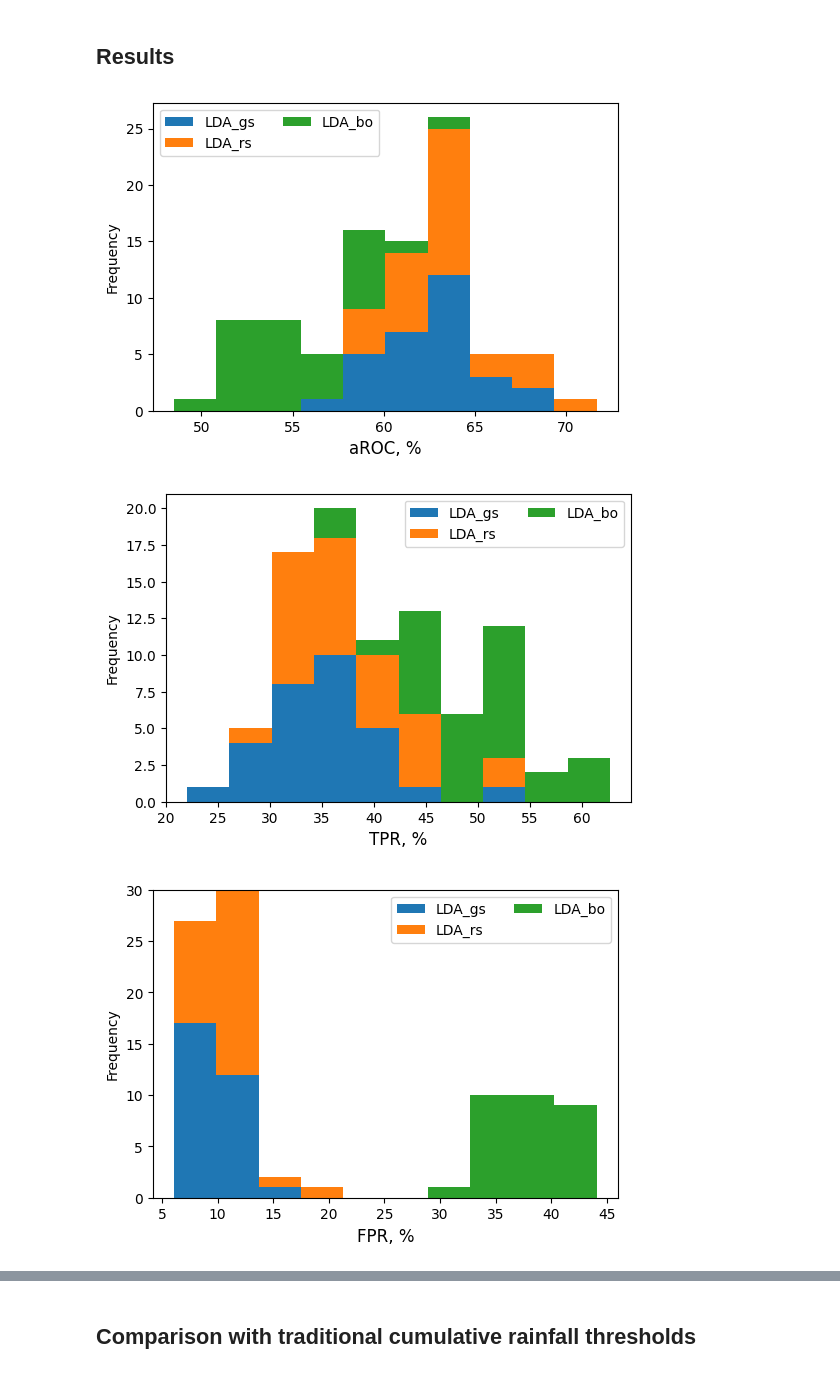
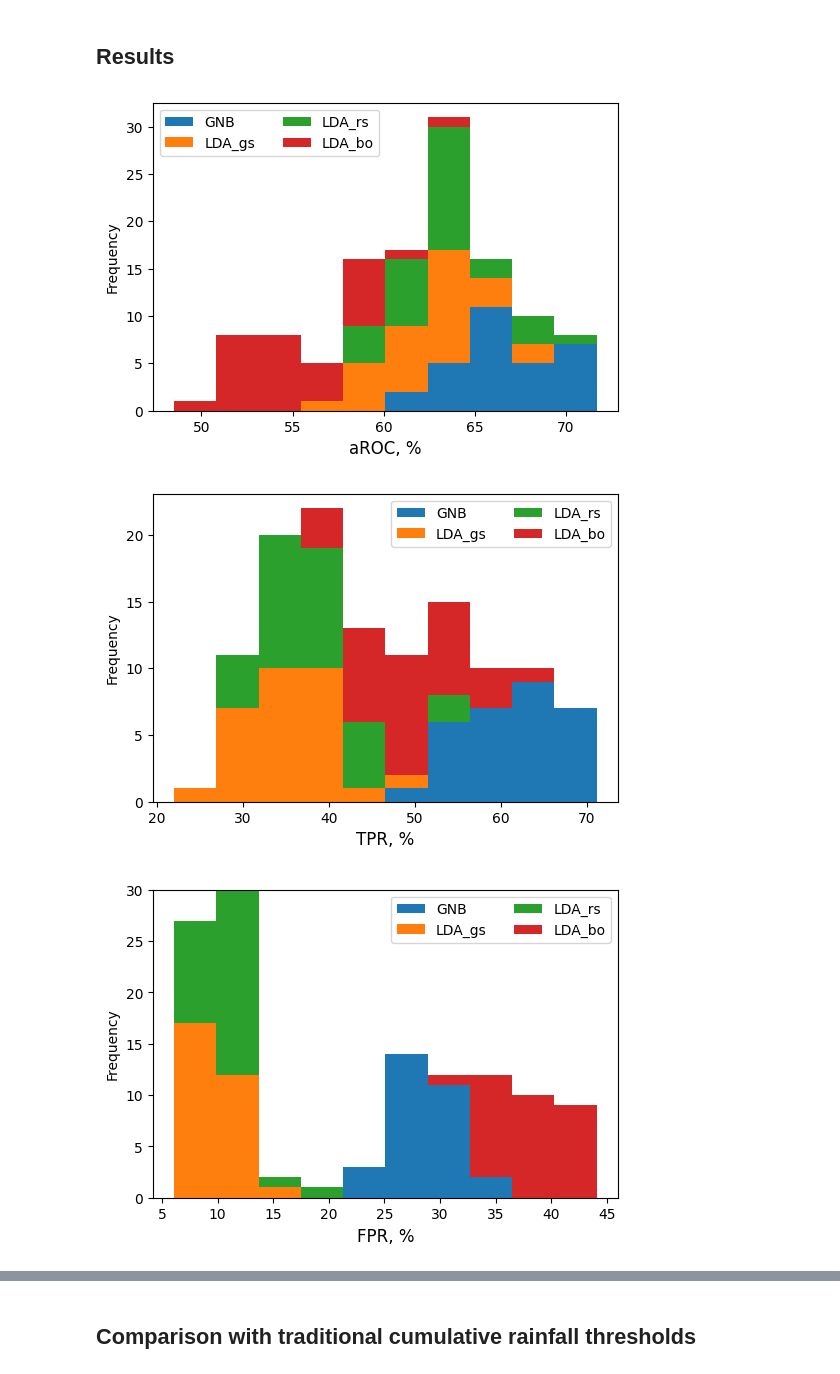
Before and after one commit to ravucordilleras/SC02-dengue-forecasting, a Jupyter notebook: v1/humidity.ipynb, the cells around one changed output, grey strips where cells are left out. Saved outputs shown, nothing was run; the diff lists cells and outputs as text; code cells hidden in the pictures.

```diff
--- a/v1/humidity.ipynb
+++ b/v1/humidity.ipynb
@@ -14,7 +14,7 @@ import time                                 # pip install -U scikit-learn
 ## Adjustments (knobs/parameters) - added for more flexibility
 # %%
 # [0:"kNN", 1:"DT", 2:"AdaBoost", 3:"GNB", 4:"LR", 5:"SVM.SVC", 6:"LogitBoost", 7:"LDA", 8:"LDA_a", 9:"LDA_b", 10:"LDA_c"]
-mls_to_test = [8, 9, 10]
+mls_to_test = [3, 7, 8, 9, 10]
 
 # training iteration multiplier (author used 100, we should set it to 100 during our final run just in case)
 tim = 1                 # author used 100
@@ -364,6 +364,7 @@ sss = StratifiedShuffleSplit(n_splits=n_splits, test_size=test_size, random_stat
 TPRs = pd.DataFrame(index=range(n_splits), columns=classifierNames[0])
 TNRs = pd.DataFrame(index=range(n_splits), columns=classifierNames[0])
 FPRs = pd.DataFrame(index=range(n_splits), columns=classifierNames[0])
+FNRs = pd.DataFrame(index=range(n_splits), columns=classifierNames[0])
 ERRs = pd.DataFrame(index=range(n_splits), columns=classifierNames[0])
 ACCs = pd.DataFrame(index=range(n_splits), columns=classifierNames[0])
 RCLs = pd.DataFrame(index=range(n_splits), columns=classifierNames[0])
@@ -406,6 +407,7 @@ with tqdm(total=len(my_list)) as pbar:
                 tpr = np.round((tp / (tp+fn*1.)), 4)
                 fpr = np.round((fp / (fp+tn*1.)), 4)
                 tnr = np.round((tn / (tn+fp*1.)), 4)
+                fnr = np.round((fn / (fn+tp*1.)), 4)
                 err = np.round((fp+fn / (tn+fp+tp+fn*1.)), 4)
                 prc = np.round((tp / (tp+fp*1.)), 4)
                 acc = np.round(((tp+tn) / (tp+fp+fn+tn)), 4)
@@ -415,6 +417,7 @@ with tqdm(total=len(my_list)) as pbar:
                 TPRs.loc[s, classifierNames.values[c][0]] = tpr
                 TNRs.loc[s, classifierNames.values[c][0]] = tnr
                 FPRs.loc[s, classifierNames.values[c][0]] = fpr
+                FNRs.loc[s, classifierNames.values[c][0]] = fnr
                 ERRs.loc[s, classifierNames.values[c][0]] = err
                 PRCs.loc[s, classifierNames.values[c][0]] = prc
                 ACCs.loc[s, classifierNames.values[c][0]] = acc
@@ -426,6 +429,7 @@ with tqdm(total=len(my_list)) as pbar:
 FPRs = FPRs.dropna(axis=1, how="all")
 TPRs = TPRs.dropna(axis=1, how="all")
 TNRs = TNRs.dropna(axis=1, how="all")
+FNRs = TNRs.dropna(axis=1, how="all")
 ERRs = ERRs.dropna(axis=1, how="all")
 PRCs = PRCs.dropna(axis=1, how="all")
 ACCs = ACCs.dropna(axis=1, how="all")
@@ -522,6 +526,7 @@ aROCs = aROCs.dropna(axis=1, how="all")
 _FPRs = FPRs * 100
 _TPRs = TPRs * 100
 _TNRs = TNRs * 100
+_FNRs = FNRs * 100
 _ERRs = ERRs * 100
 _PRCs = PRCs * 100
 _ACCs = ACCs * 100
@@ -534,11 +539,12 @@ for i in range(len(classifierNames)):
     _aROCs[classifierNames[0][i]] = _aROCs[classifierNames[0][i]].astype(float)         # rv.kris
     _TPRs[classifierNames[0][i]] = _TPRs[classifierNames[0][i]].astype(float)           # rv.kris
     _FPRs[classifierNames[0][i]] = _FPRs[classifierNames[0][i]].astype(float)           # rv.kris
+    _TNRs[classifierNames[0][i]] = _TNRs[classifierNames[0][i]].astype(float)           # rv.kris
+    _FNRs[classifierNames[0][i]] = _FNRs[classifierNames[0][i]].astype(float)           # rv.kris
     _ERRs[classifierNames[0][i]] = _ERRs[classifierNames[0][i]].astype(float)           # rv.kris
     _PRCs[classifierNames[0][i]] = _PRCs[classifierNames[0][i]].astype(float)           # rv.kris
     _ACCs[classifierNames[0][i]] = _ACCs[classifierNames[0][i]].astype(float)           # rv.kris
     _RCLs[classifierNames[0][i]] = _RCLs[classifierNames[0][i]].astype(float)           # rv.kris
-    _TNRs[classifierNames[0][i]] = _TNRs[classifierNames[0][i]].astype(float)           # rv.kris
 
 # HISTOGRAMS
 # Define parameters for histograms
@@ -565,6 +571,11 @@ ax7 = _TNRs.plot.hist(stacked=stacked, bins=bins, figsize=figsize)
 ax7.legend(ncol=2)
 ax7.set_xlabel("TNR, %", fontsize="large")
 plt.savefig("results/TNRshistmeanmaxminrel.png")
+
+ax12 = _FNRs.plot.hist(stacked=stacked, bins=bins, figsize=figsize)
+ax12.legend(ncol=2)
+ax12.set_xlabel("FNR, %", fontsize="large")
+plt.savefig("results/FNRshistmeanmaxminrel.png")
 
 ax8 = _ERRs.plot.hist(stacked=stacked, bins=bins, figsize=figsize)
 ax8.legend(ncol=2)
@@ -586,33 +597,33 @@ ax11.legend(ncol=2)
 ax11.set_xlabel("RCL, %", fontsize="large")
 plt.savefig("results/RCLshistmeanmaxminrel.png")
 
 # SCATTER PLOT
 # Define figure parameters
 fig = plt.figure(figsize=(6, 6))
 ax4 = fig.add_subplot(111)
 marker = "o"
 markersize = 10
 linewidth = 0
 alpha = 0.5
 mfc = "None"
 mew = 2
 # Loop through results per algorithm
 with tqdm(total=len(my_list)) as pbar:
     for cN in _FPRs.columns:
         # plot results of current algorithm
         ax4.plot(_FPRs[cN].values, _TPRs[cN].values, marker=marker, mfc=mfc, mew=mew, markersize=markersize, linewidth=linewidth, alpha=alpha, label=cN)
         # Add random guess line
     pbar.update(1)
 
 ax4.plot([0, 100], [0, 100], "k:", label="random guess")
 # Format plot
 ax4.legend()
 ax4.set_ylabel("TPR, %", fontsize="large")
 ax4.set_xlabel("FPR, %", fontsize="large")
 ax4.set_xlim(-5, 105)
 ax4.set_ylim(-5, 105)
 plt.savefig("results/ROCplotMLmeanmaxminrel.png")
 # %% [output]
-[figure, old version]
+[figure, new version]
-[figure, old version]
+[figure, new version]
-[figure, old version]
+[figure, new version]
```
Also changed, not shown: parts of 2 cells of this notebook.
